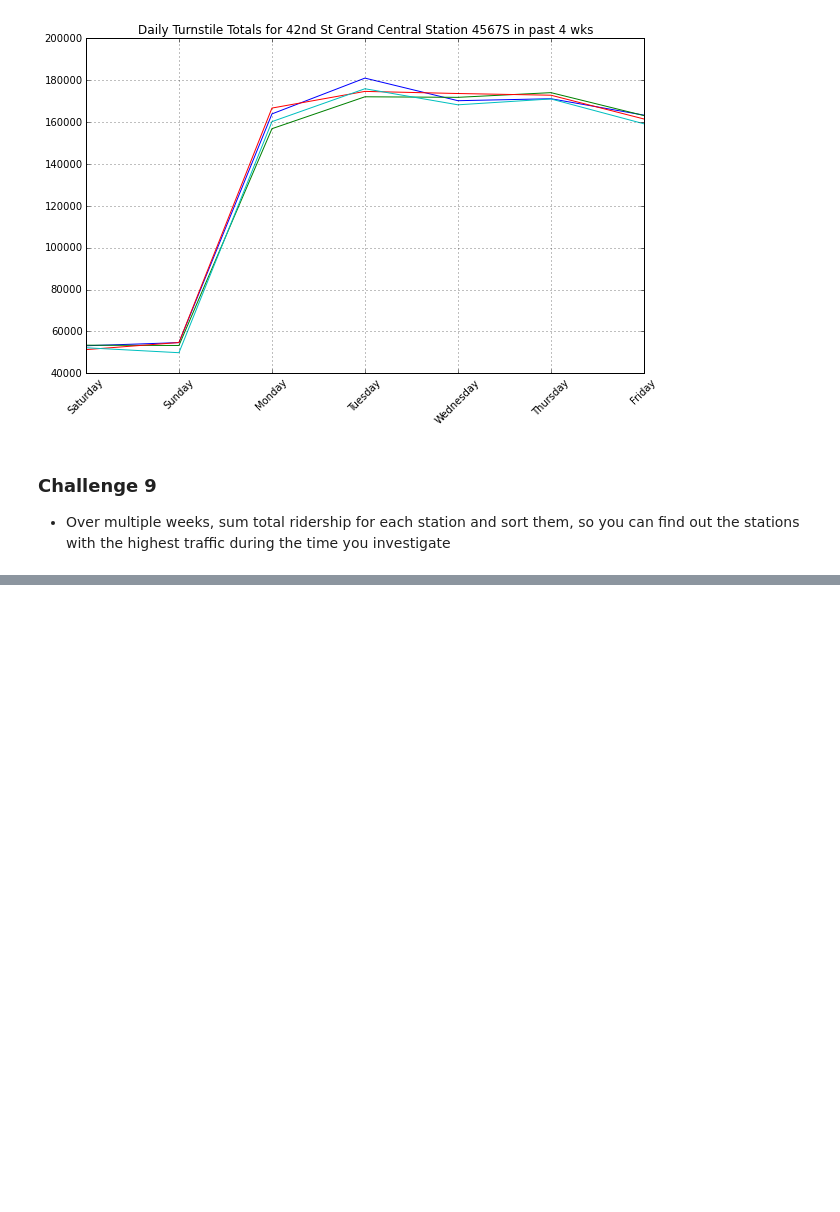
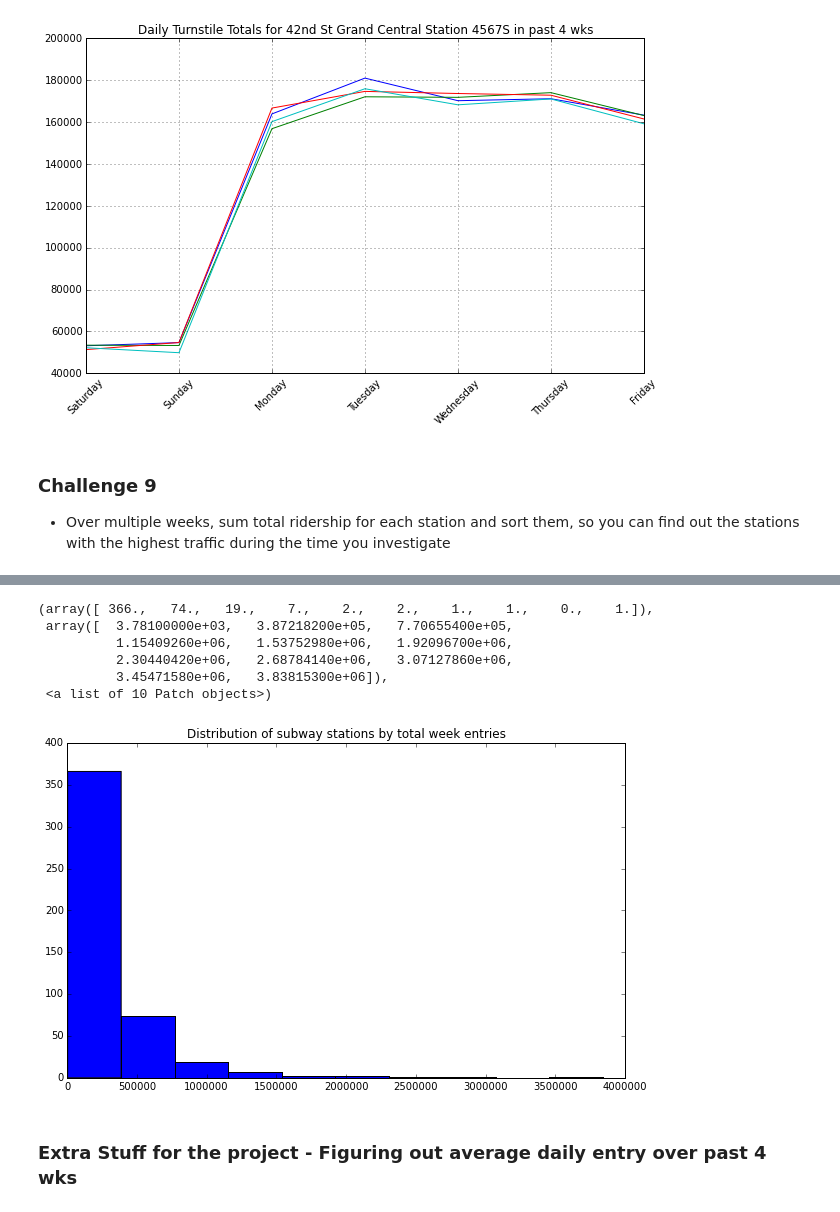
Before and after one commit to yongcho822/MTA-Turnstile-Traffic, a Jupyter notebook: Benson.ipynb, the cells around one changed output, grey strips where cells are left out. Cells and saved outputs as stored; diff of their text form; code cells hidden in the pictures; blank space fills up the shorter version.

```diff
--- a/Benson.ipynb
+++ b/Benson.ipynb
@@ -392,15 +376,15 @@ Creating a dictionary with station week totals and writing it out to a CSV file.
 # %%
 """ Lets first start by creating a dict that just has station and its week totals.
     i.e. 'LEXINGTON AVE': 155181"""
-def station_totaler(station):
+def station_totaler(dictionaryname, station):
     total = 0
-    for i in (station_dict[station]):
+    for i in (dictionaryname[station]):
         total += i[1]
     return total
 
 station_tot_dict = {}
 for key in station_dict:
-    station_tot_dict[key] = station_totaler(key)
+    station_tot_dict[key] = station_totaler(station_dict, key)
 
 #pprint(station_tot_dict)
 
@@ -615,0 +642,27 @@ daysofwk_linechart_by_station([station_eng_dict0, station_eng_dict1, station_eng
+# %%
+dateconverted_dict_4wks = {k : map(lambda x: [dateconverter(x[0], x[1]), x[2]], v) for k, v in last4wks_dict.items()}
+print 'Step 1/10 Done.'
+testdict_4wks = get_deltas(dateconverted_dict_4wks)
+print 'Step 2/10 Done.'
+outlier_dict_4wks = rid_outliers(testdict_4wks)
+print 'Step 3/10 Done.'
+interimdict_4wks = drop_date_details(outlier_dict_4wks)
+print 'Step 4/10 Done.'
+dict_by_days_4wks = groupby_date(interimdict_4wks)
+print 'Step 5/10 Done.'
+short_data_4wks = groupby_keys(dict_by_days_4wks)
+print 'Step 6/10 Done.'
+station_dict_4wks = groupby_loc(short_data_4wks)
+print 'Step 7/10 Done.'
+station_eng_dict_4wks = datetime_english(station_dict_4wks)
+print 'Step 8/10 Done.'
+
+station_tot_dict_4wks = {}
+for key in station_eng_dict_4wks:
+    station_tot_dict_4wks[key] = station_totaler(station_eng_dict_4wks, key)
+print 'Step 9/10 Done.'
+
+station_tot_dict_sorted_4wks = sorted(station_tot_dict_4wks.items(), key = lambda x :x[1], reverse = True)
+
+pprint(station_tot_dict_sorted_4wks)
+print 'All Done.'
@@ -615,0 +753,20 @@ daysofwk_linechart_by_station([station_eng_dict0, station_eng_dict1, station_eng
+# %%
+%matplotlib inline
+
+allridertotals = [i for i in station_tot_dict_4wks.values()]
+
+#print(allridertotals)
+fig=plt.figure(figsize=(10,6))
+ax=fig.add_subplot(111)
+ax.set_title("Distribution of subway stations by total week entries")
+ax.hist(allridertotals)
+# %% [output]
+(array([ 366.,   74.,   19.,    7.,    2.,    2.,    1.,    1.,    0.,    1.]),
+ array([  3.78100000e+03,   3.87218200e+05,   7.70655400e+05,
+          1.15409260e+06,   1.53752980e+06,   1.92096700e+06,
+          2.30440420e+06,   2.68784140e+06,   3.07127860e+06,
+          3.45471580e+06,   3.83815300e+06]),
+ <a list of 10 Patch objects>)
+[figure, added]
+# %% [markdown]
+### Extra Stuff for the project - Figuring out average daily entry over past 4 wks
```
Also changed, not shown: parts of 16 cells of this notebook.
